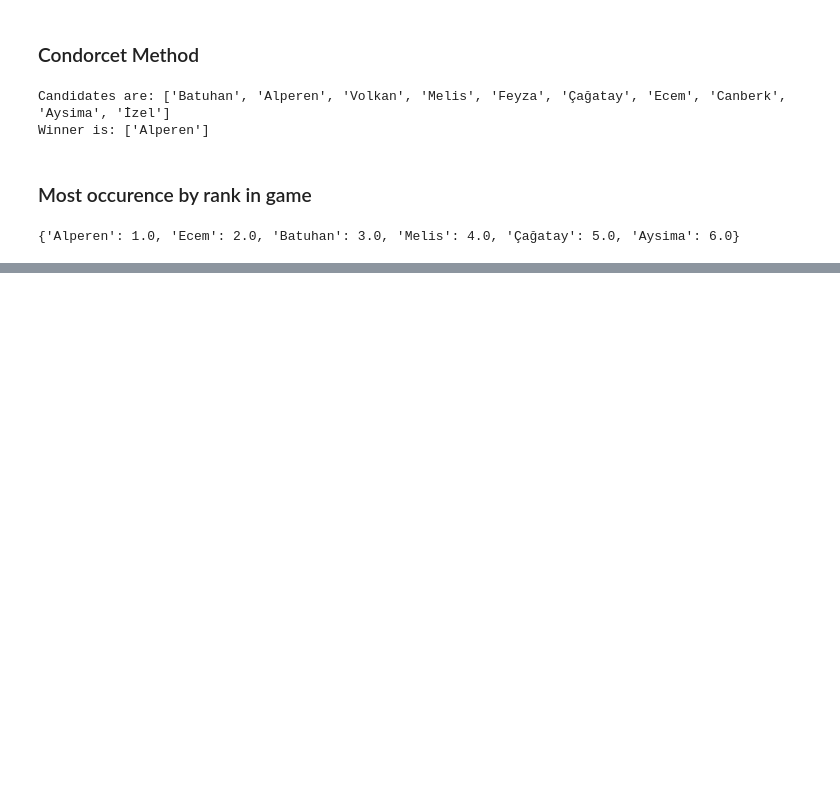
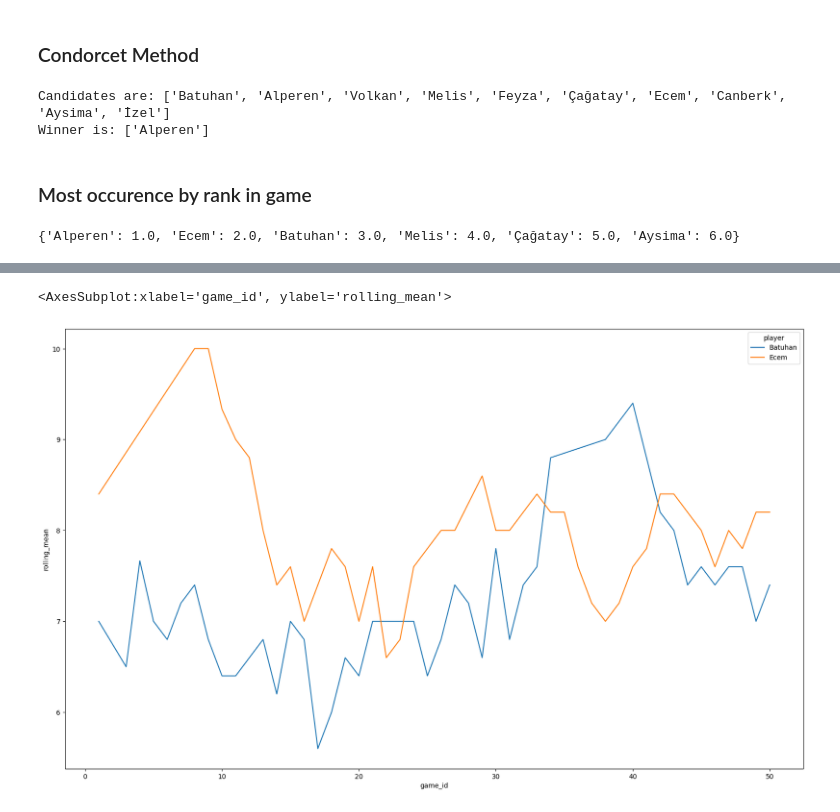
Before and after one commit to koftezz/the-settlers-of-catan, a Jupyter notebook: The Settlers of Catan Board Game.ipynb, the cells around one changed output, grey strips where cells are left out. Drawn from its saved outputs; the diff is of its cells as text; code cells hidden in the pictures; blank space fills up the shorter version.

```diff
--- a/The Settlers of Catan Board Game.ipynb
+++ b/The Settlers of Catan Board Game.ipynb
@@ -502,0 +560,2 @@ print(temp_)
+# %%
+df = raw_scores[["game_id", "player", "score"]]
@@ -502,0 +564,12 @@ print(temp_)
+# %%
+df["rolling_mean"] = df.groupby(["player"], as_index=False)["score"].transform(lambda x: x.rolling(5, 1).mean())
+# %%
+df = df.reset_index().drop("index", True)
+# %%
+df = df.loc[df["player"].isin(games.loc[games["cumsum"] > 200].player.unique())]
+# %%
+plt.figure(figsize=(20,12))
+sns.lineplot(x="game_id", y="rolling_mean", hue="player", data=df.loc[df["player"].isin(["Batuhan", "Ecem"])])
+# %% [output]
+<AxesSubplot:xlabel='game_id', ylabel='rolling_mean'>
+[figure, added]
```
Also changed, not shown: parts of 17 cells of this notebook.
